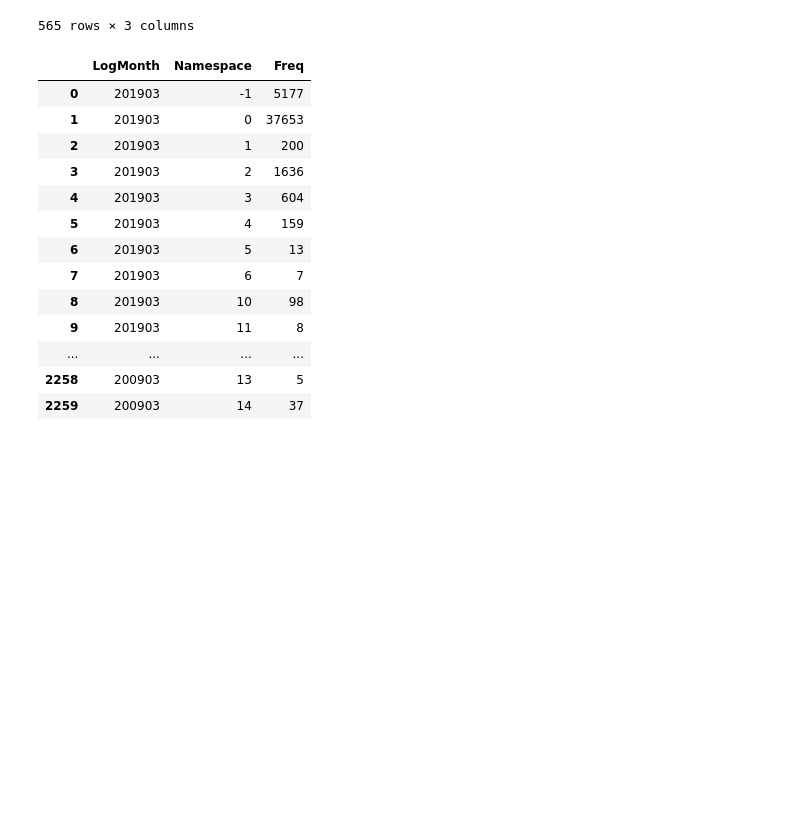
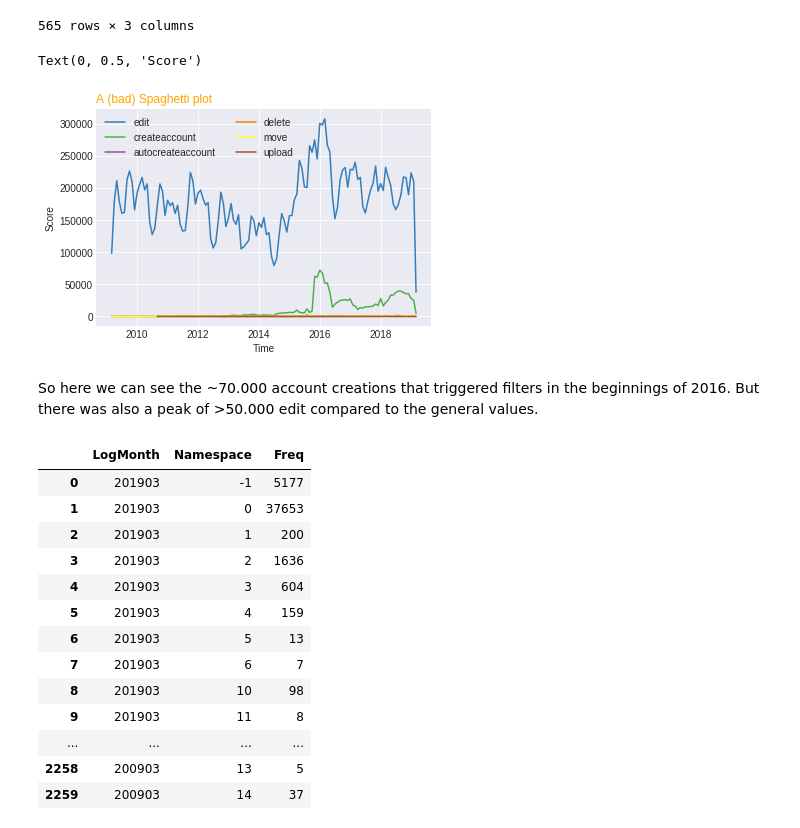
Before and after one commit to lusy/wikifilters, a Jupyter notebook: src/explore.ipynb, the cells around one changed output. Cells and saved outputs as stored; diff of their text form; code cells hidden in the pictures; blank space fills up the shorter version.

```diff
--- a/src/explore.ipynb
+++ b/src/explore.ipynb
@@ -1129,3 +1112,53 @@ df_ed_actions
+# %%
+# TODO multi line chart
+#TODO Multi line chart: a line per action;
+# TODO why are there combis such as "disallow,tag", but no "warn,tag"?
+
+# style
+plt.style.use('seaborn-darkgrid')
+
+# create a color palette
+palette = plt.get_cmap('Set1')
+
+plt.yscale('linear')
+
+plt.plot(df_ed_actions[df_ed_actions["EditorActions"] == "edit"]['LogMonth'],
+         df_ed_actions[df_ed_actions["EditorActions"] == "edit"]['Freq'],
+         color=palette(1),
+         label='edit')
+plt.plot(df_ed_actions[df_ed_actions["EditorActions"] == "createaccount"]['LogMonth'],
+         df_ed_actions[df_ed_actions["EditorActions"] == "createaccount"]['Freq'],
+         color=palette(2),
+         label='createaccount')
+plt.plot(df_ed_actions[df_ed_actions["EditorActions"] == "autocreateaccount"]['LogMonth'],
+         df_ed_actions[df_ed_actions["EditorActions"] == "autocreateaccount"]['Freq'],
+         color=palette(3),
+         label='autocreateaccount')
+plt.plot(df_ed_actions[df_ed_actions["EditorActions"] == "delete"]['LogMonth'],
+         df_ed_actions[df_ed_actions["EditorActions"] == "delete"]['Freq'],
+         color=palette(4),
+         label='delete')
+plt.plot(df_ed_actions[df_ed_actions["EditorActions"] == "move"]['LogMonth'],
+         df_ed_actions[df_ed_actions["EditorActions"] == "move"]['Freq'],
+         color=palette(5),
+         label='move')
+plt.plot(df_ed_actions[df_ed_actions["EditorActions"] == "upload"]['LogMonth'],
+         df_ed_actions[df_ed_actions["EditorActions"] == "upload"]['Freq'],
+         color=palette(6),
+         label='upload')
+
+# Add legend
+plt.legend(loc=2, ncol=2)
+
+# Add titles
+plt.title("A (bad) Spaghetti plot", loc='left', fontsize=12, fontweight=0, color='orange')
+plt.xlabel("Time")
+plt.ylabel("Score")
+# %% [output]
+Text(0, 0.5, 'Score')
+[figure, added]
+# %% [markdown]
+So here we can see the ~70.000 account creations that triggered filters in the beginnings of 2016. But there was also a peak of >50.000 edit compared to the general values.
 # %%
 # In which namespaces did a filter trigger occur?
 df_namespaces = pd.read_csv("quarry-34072-edits-in-which-namespaces-actions-triggered-an-abuse-filter-en-wiki-run346852.csv", sep=',')
```
Also changed, not shown: parts of 4 cells of this notebook.
